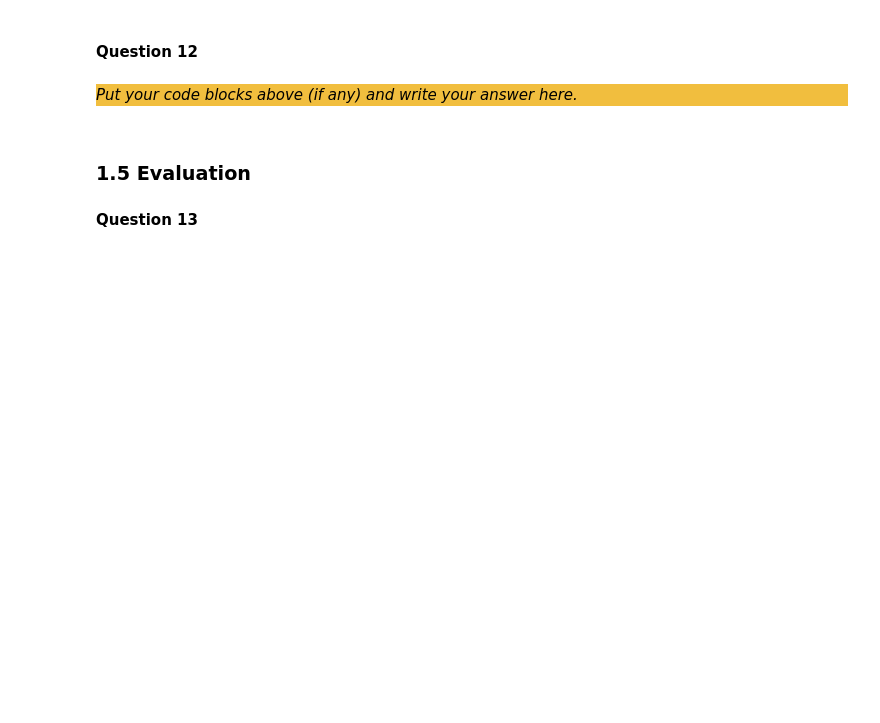
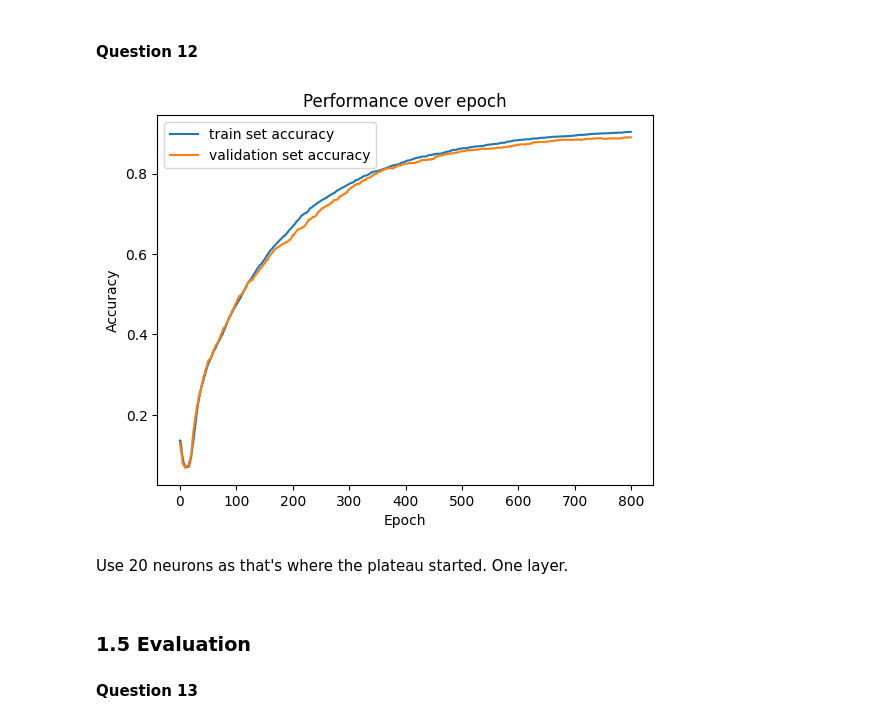
Before and after one commit to fusiatique/ci-assignments, a Jupyter notebook: Assignment_1_ANN/src/Main.ipynb, the cells around one changed output. Cells and saved outputs as stored; diff of their text form; code cells hidden in the pictures; blank space fills up the shorter version.

```diff
--- a/Assignment_1_ANN/src/Main.ipynb
+++ b/Assignment_1_ANN/src/Main.ipynb
@@ -319,11 +692,37 @@ _Put your code blocks above (if any) and write your answer here._
 # %% [markdown]
 #### Question 12
-# %% [markdown]
-<div style="background-color:#f1be3e">
-
-_Put your code blocks above (if any) and write your answer here._
-
-</div>
+# %%
+hidden_size = 20
+net = Network([10, hidden_size, 7], 3)
+
+results_train_acc = []
+results_val_acc = []
+
+for _ in range(800):
+    train_loss, train_acc = train(net, train_x, train_y, Loss, 0.1, 0.8)
+    val_loss, val_acc = evaluate(net, val_x, val_y, Loss)
+
+    results_train_acc.append(train_acc)
+    results_val_acc.append(val_acc)
+
+
+# accuracy
+plt.figure()
+plt.plot(results_train_acc, label = 'train set accuracy')
+plt.plot(results_val_acc, label = 'validation set accuracy')
+plt.legend()
+plt.title("Performance over epoch")
+plt.xlabel("Epoch")
+plt.ylabel("Accuracy")
+plt.show()
+# %% [output]
+[figure, added]
+# %% [markdown]
+<div>
+
+Use 20 neurons as that's where the plateau started. One layer.
+
+</div>
 # %% [markdown]
 ### 1.5 Evaluation
 
```
Also changed, not shown: parts of 50 cells of this notebook, 2 other files.
